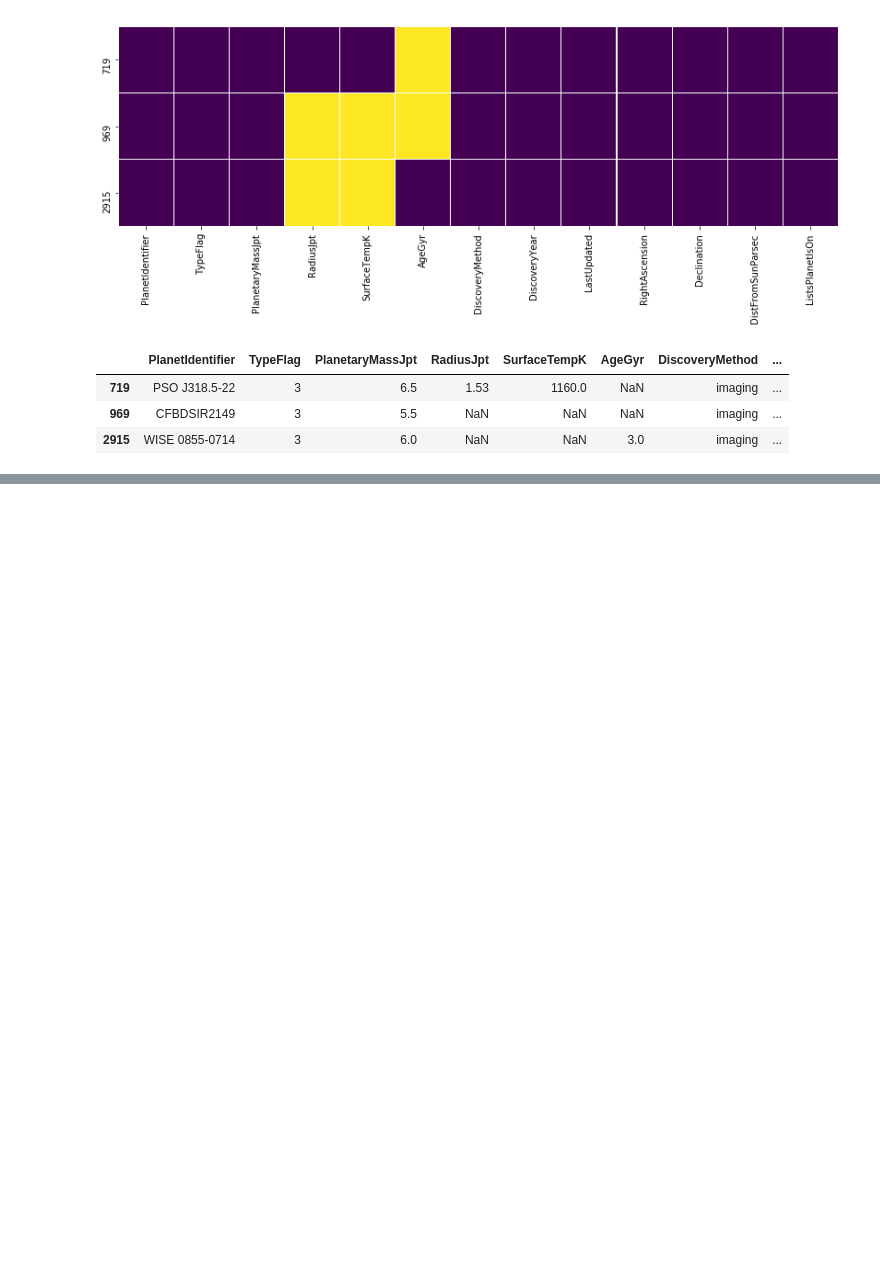
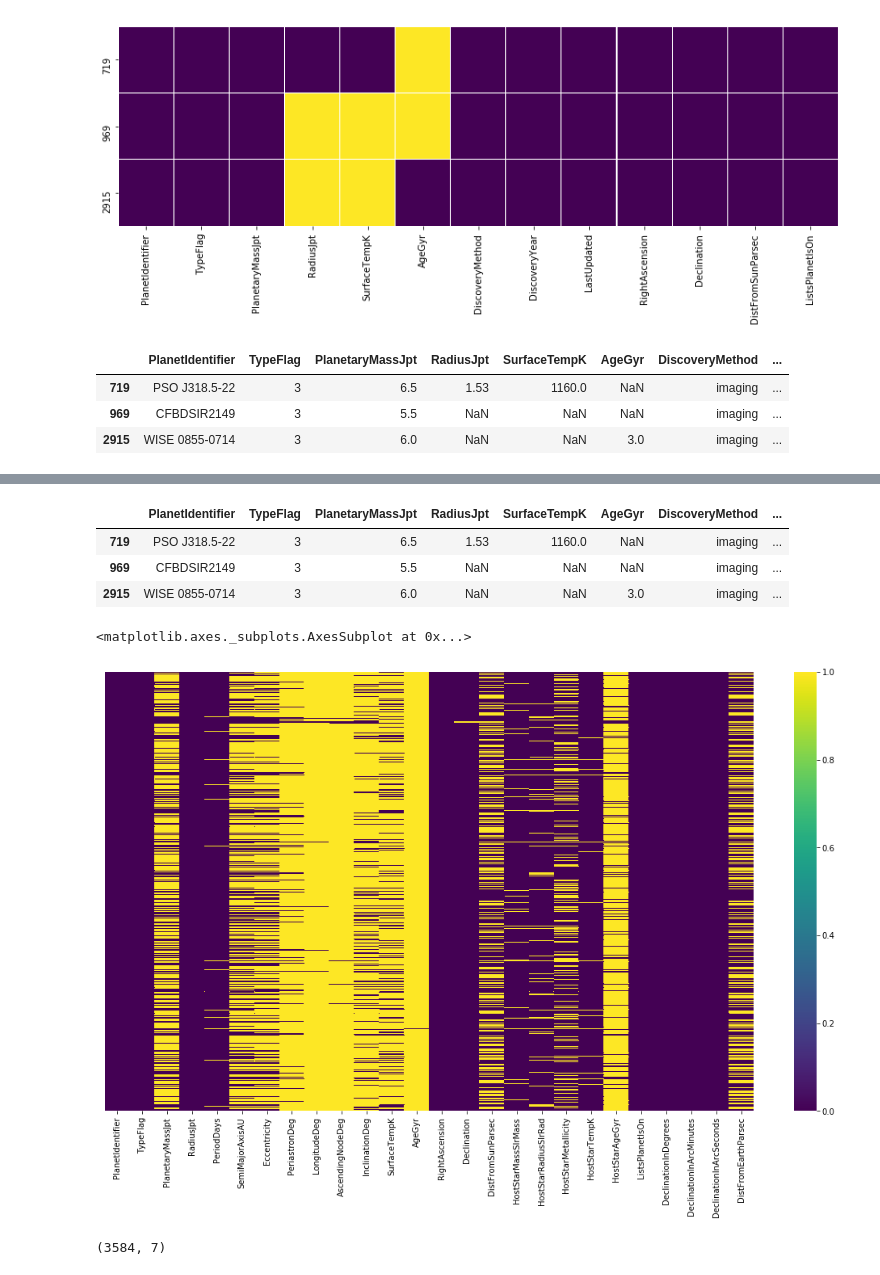
Before and after one commit to Vedant1202/Exoplanet-HackerEarth, a Jupyter notebook: Repo/Untitled.ipynb, the cells around one changed output, grey strips where cells are left out. Cells and saved outputs as stored; diff of their text form; code cells hidden in the pictures; blank space fills up the shorter version.

```diff
--- a/Repo/Untitled.ipynb
+++ b/Repo/Untitled.ipynb
@@ -763,0 +1304,13 @@ df6.to_csv(path_or_buf='../final_analysis/orphan_exoplanet_life.csv')
+# %%
+df6.head()
+# %% [output]
+|  | PlanetIdentifier | TypeFlag | PlanetaryMassJpt | RadiusJpt | SurfaceTempK | AgeGyr | DiscoveryMethod | ... |
+| 719 | PSO J318.5-22 | 3 | 6.5 | 1.53 | 1160.0 | NaN | imaging | ... |
+| 969 | CFBDSIR2149 | 3 | 5.5 | NaN | NaN | NaN | imaging | ... |
+| 2915 | WISE 0855-0714 | 3 | 6.0 | NaN | NaN | 3.0 | imaging | ... |
+# %%
+plt.figure(figsize=(18,10))
+sns.heatmap(df2.isnull(), yticklabels=False, cmap='viridis')
+# %% [output]
+<matplotlib.axes._subplots.AxesSubplot at 0x...>
+[figure, added]
@@ -763,0 +1319,4 @@ df6.to_csv(path_or_buf='../final_analysis/orphan_exoplanet_life.csv')
+# %%
+df8.shape
+# %% [output]
+(3584, 7)
```
Also changed, not shown: parts of 109 cells of this notebook, 21 other files.
